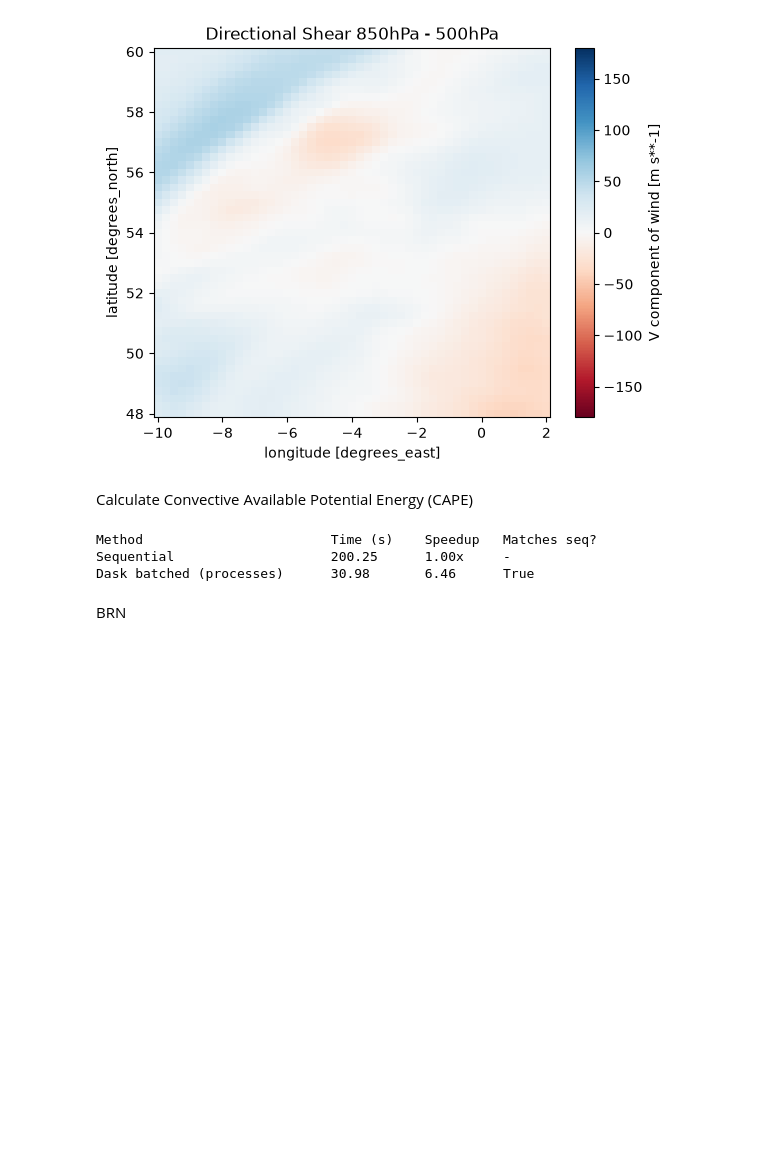
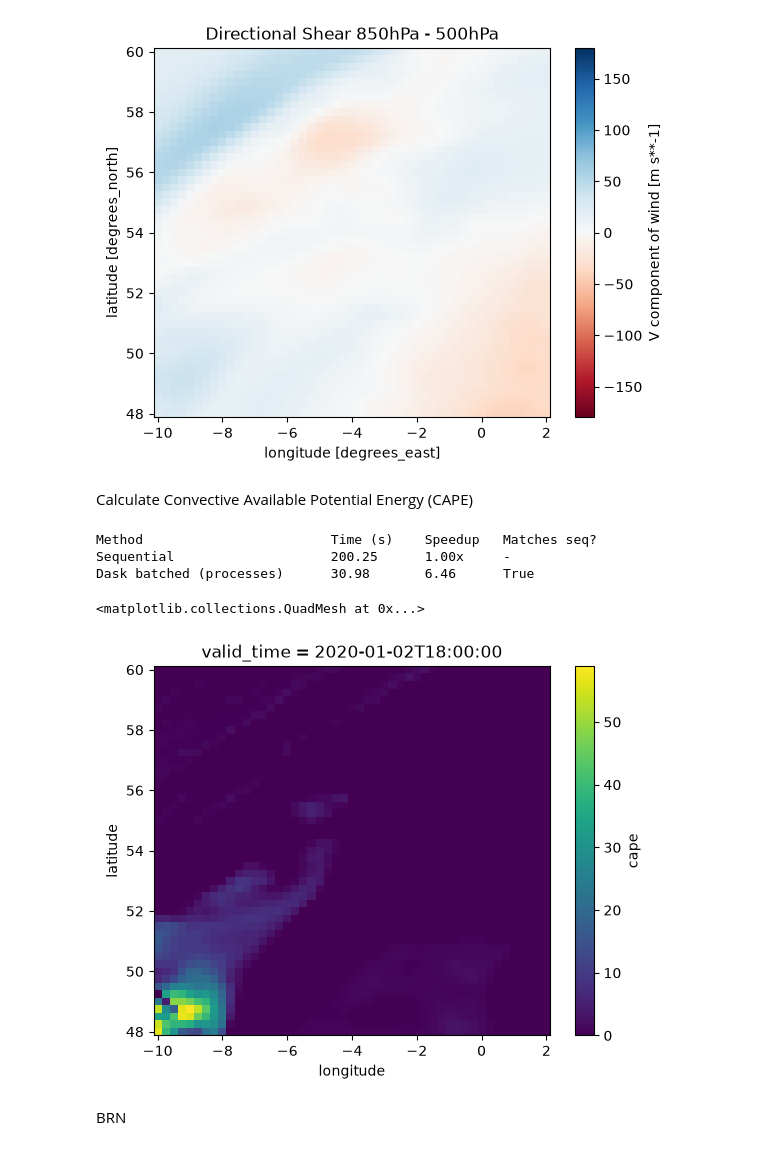
Before and after one commit to Alfie5640/HPCWeatherPredictionPipeline, a Jupyter notebook: notebooks/01_explore_era5.ipynb, the cells around one changed output. Cells and saved outputs as stored; diff of their text form; code cells hidden in the pictures; blank space fills up the shorter version.

```diff
--- a/notebooks/01_explore_era5.ipynb
+++ b/notebooks/01_explore_era5.ipynb
@@ -109,7 +114,9 @@ Dask batched (processes)      30.98       6.46      True
 # %%
 from src.features.meteorology import compute_cape_dask_batched
 xrCape = compute_cape_dask_batched(ds_merged)
-xrCape.isel(valid_time=7).plot()
+# %% [output]
+<matplotlib.collections.QuadMesh at 0x...>
+[figure, added]
 # %% [markdown]
 BRN
 # %%
```
Also changed, not shown: parts of 5 cells of this notebook, 2 other files.
